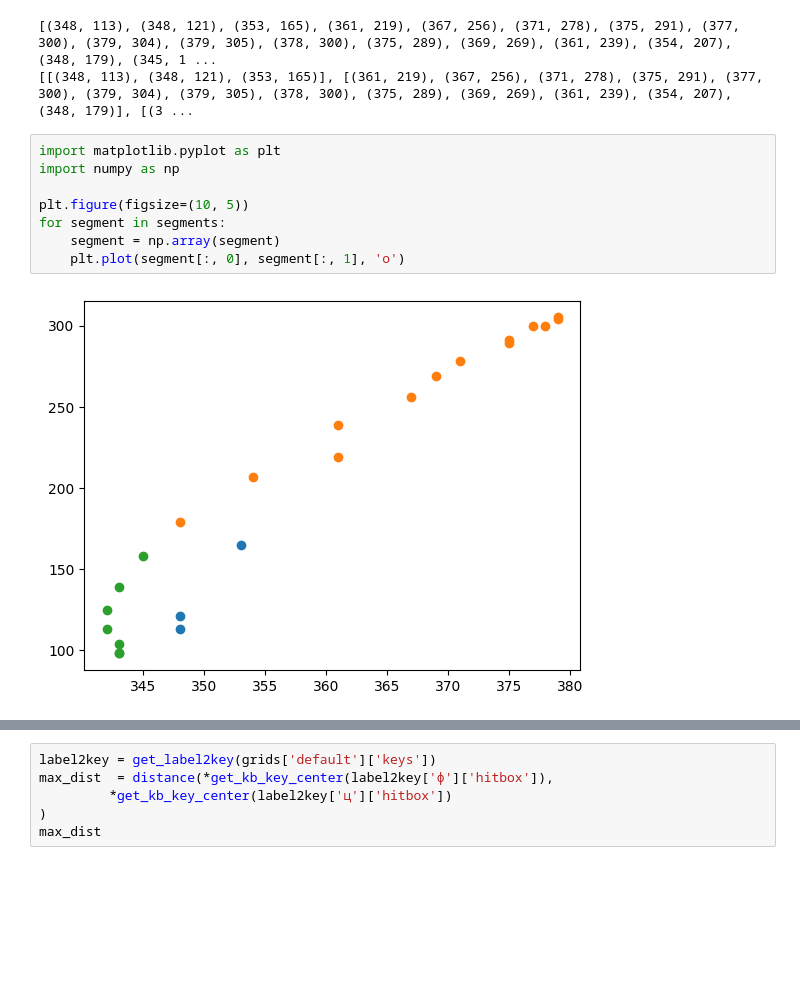
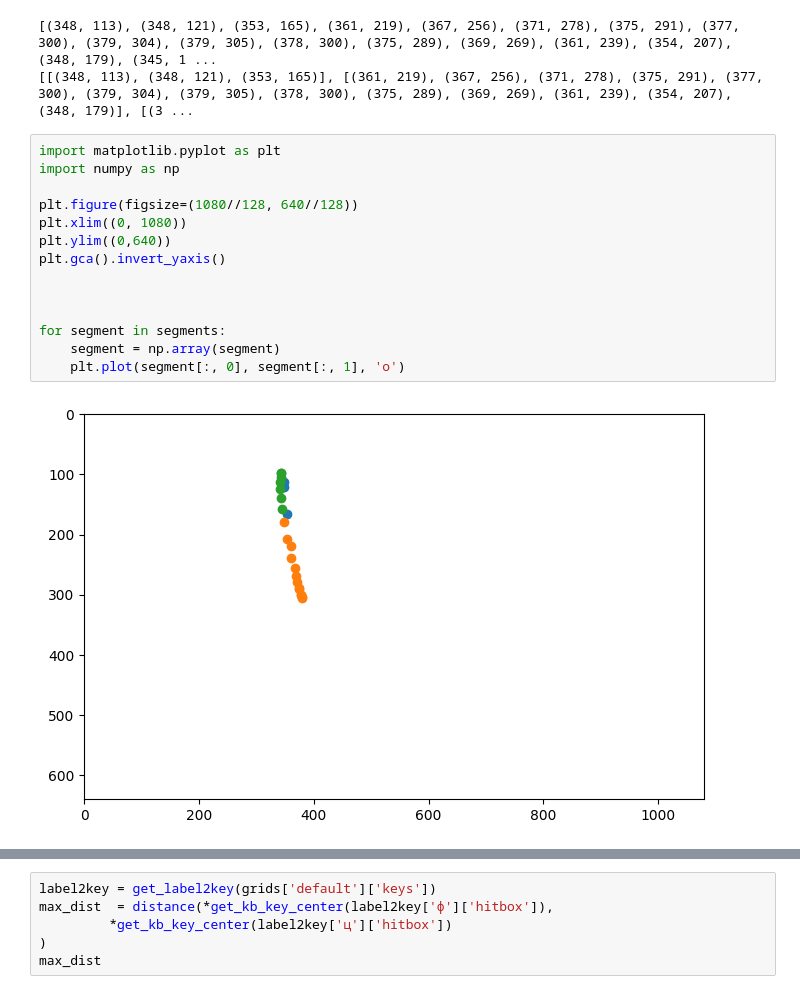
Before and after one commit to proshian/neuroswipe, a Jupyter notebook: src/data_analysis/analysis.ipynb, the cells around one changed output, grey strips where cells are left out. Cells and saved outputs as stored; diff of their text form; blank space fills up the shorter version.

```diff
--- a/src/data_analysis/analysis.ipynb
+++ b/src/data_analysis/analysis.ipynb
@@ -905,11 +959,17 @@ print(segments)
 # %%
 import matplotlib.pyplot as plt
 import numpy as np
 
-plt.figure(figsize=(10, 5))
+plt.figure(figsize=(1080//128, 640//128))
+plt.xlim((0, 1080))
+plt.ylim((0,640))
+plt.gca().invert_yaxis()
+
+
+
 for segment in segments:
     segment = np.array(segment)
     plt.plot(segment[:, 0], segment[:, 1], 'o')
 # %% [output]
-[figure, old version]
+[figure, new version]
 # %%
```
Also changed, not shown: parts of 6 cells of this notebook, 1 other file.
